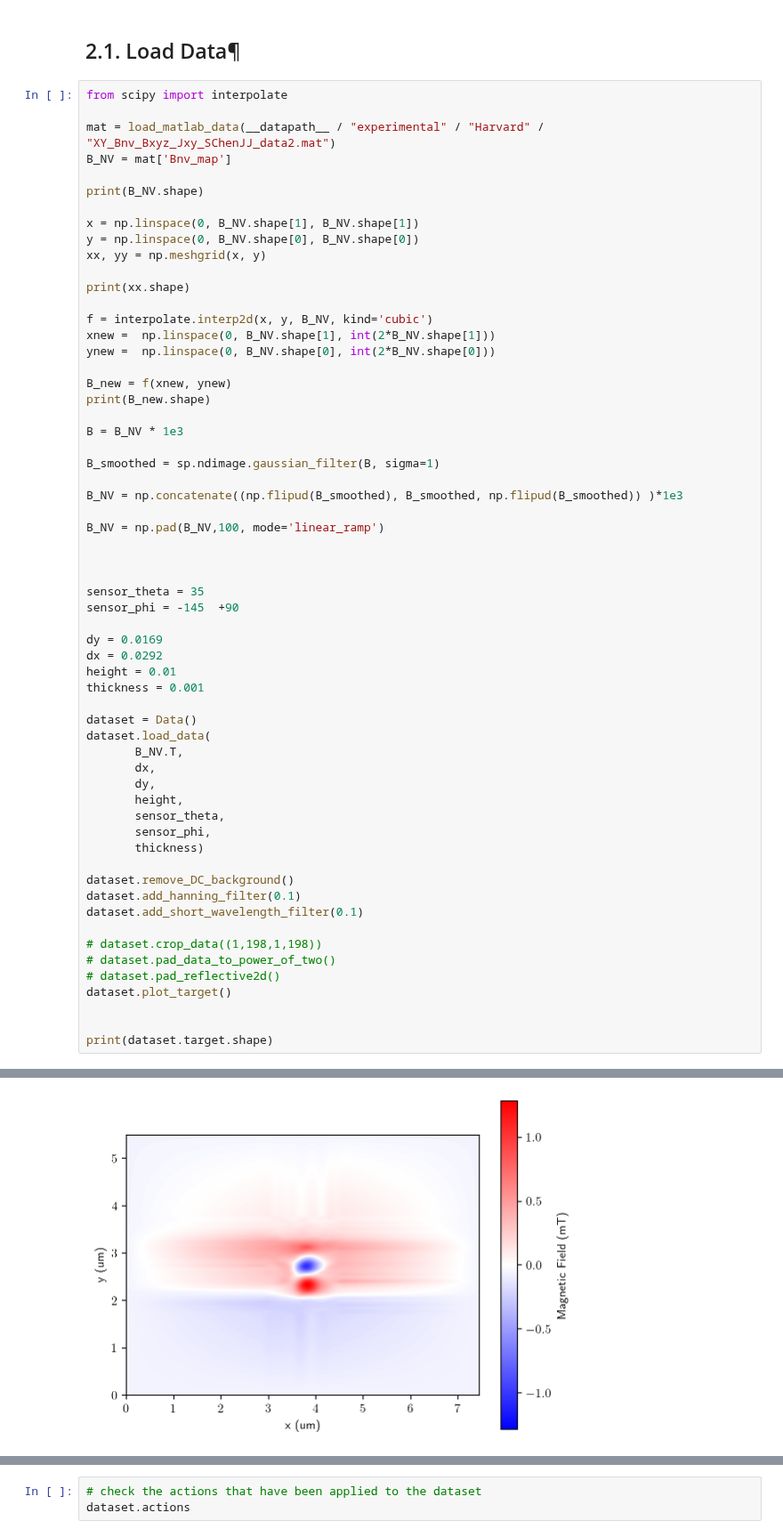
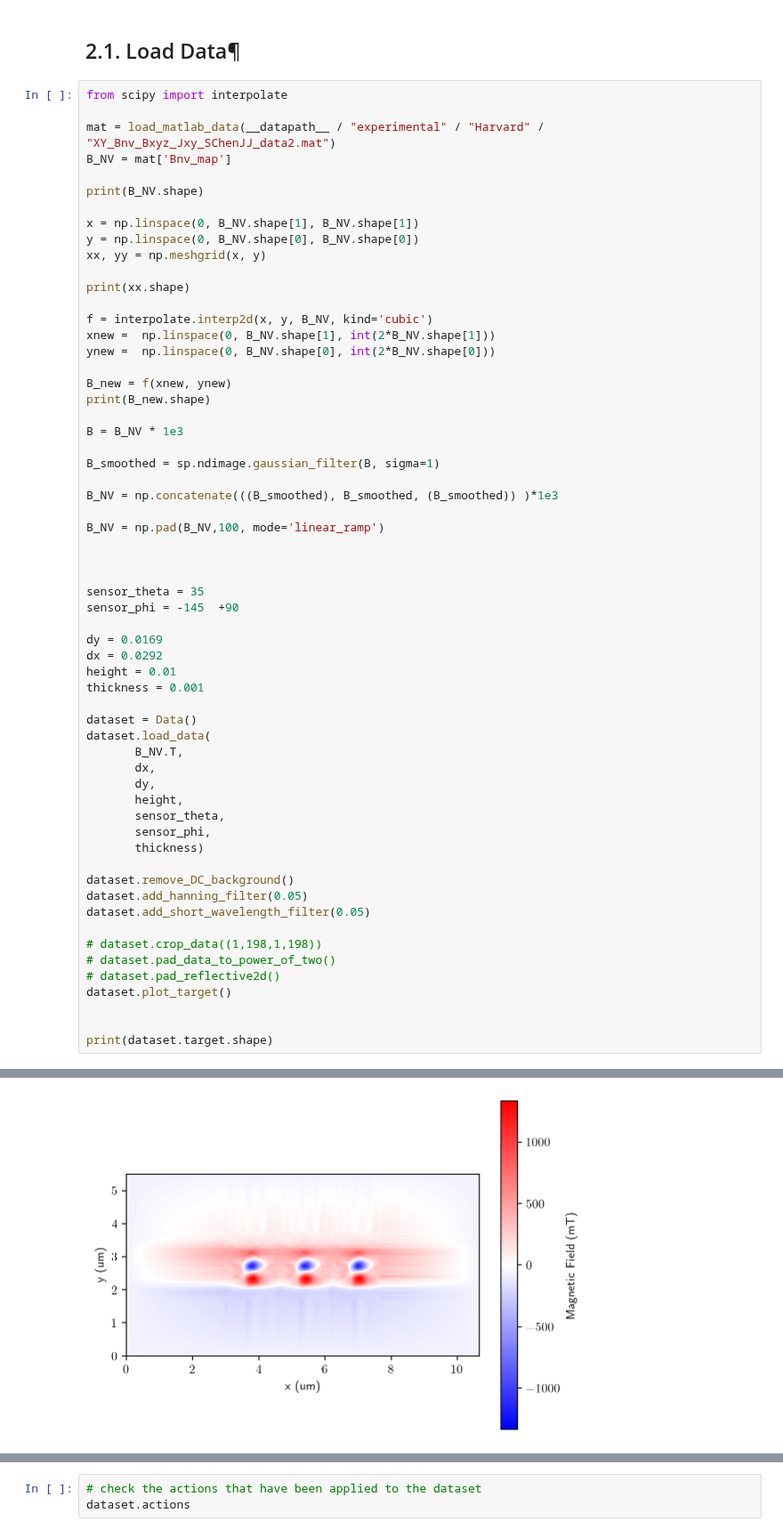
Before and after one commit to DavidBroadway/magrec, a Jupyter notebook: magrec/notebooks/Havard_data_test.ipynb, the cells around one changed output, grey strips where cells are left out. Shown at 89% size. Saved outputs shown, nothing was run; the diff lists cells and outputs as text.

```diff
--- a/magrec/notebooks/Havard_data_test.ipynb
+++ b/magrec/notebooks/Havard_data_test.ipynb
@@ -57,7 +58,7 @@ B = B_NV * 1e3
 
 B_smoothed = sp.ndimage.gaussian_filter(B, sigma=1)
 
-B_NV = np.concatenate((np.flipud(B_smoothed), B_smoothed, np.flipud(B_smoothed)) )*1e3
+B_NV = np.concatenate(((B_smoothed), B_smoothed, (B_smoothed)) )*1e3
 
 B_NV = np.pad(B_NV,100, mode='linear_ramp')
 
@@ -82,8 +83,8 @@ dataset.load_data(
        thickness)
 
 dataset.remove_DC_background()
-dataset.add_hanning_filter(0.1)
-dataset.add_short_wavelength_filter(0.1)
+dataset.add_hanning_filter(0.05)
+dataset.add_short_wavelength_filter(0.05)
 
 # dataset.crop_data((1,198,1,198))
 # dataset.pad_data_to_power_of_two()
@@ -100 +101 @@ Applied a high frequency filter, removing all components smaller than 0.1 um
-[figure, old version]
+[figure, new version]
```
Also changed, not shown: parts of 22 cells of this notebook, 13 other files.
